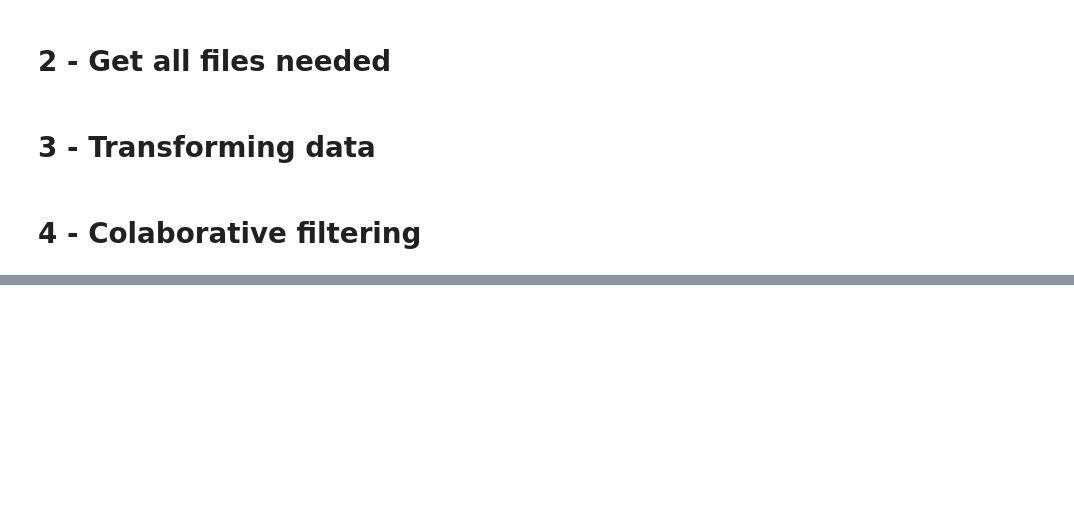
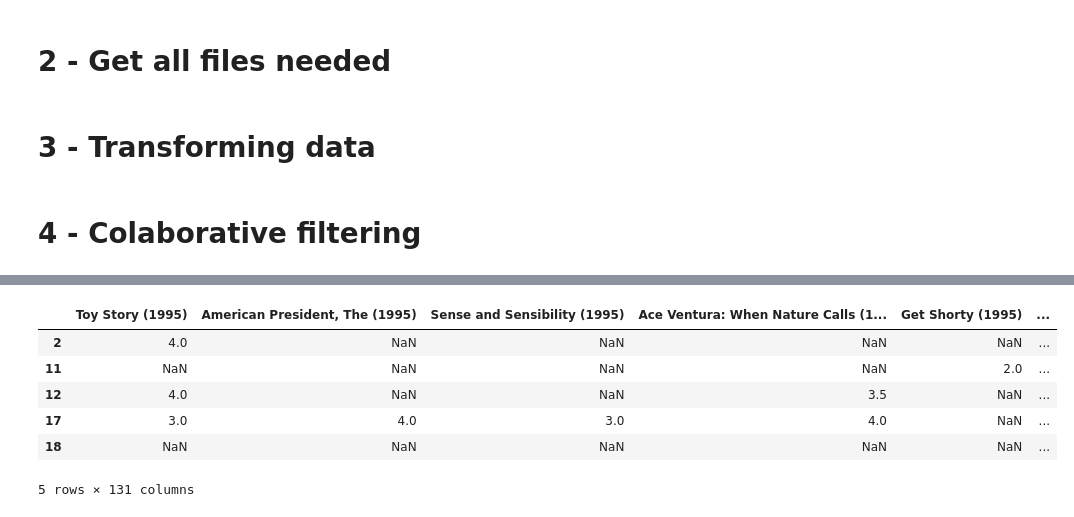
Before and after one commit to StundFR/ClusteringRecommendation, a Jupyter notebook: GroupLens/groupLens.ipynb, the cells around one changed output, grey strips where cells are left out. Drawn from its saved outputs; the diff is of its cells as text; code cells hidden in the pictures; blank space fills up the shorter version.

```diff
--- a/GroupLens/groupLens.ipynb
+++ b/GroupLens/groupLens.ipynb
@@ -99,0 +101,10 @@ cos = cosine_similarity(userId_title_std)
+# %%
+userId_title_df.head()
+# %% [output]
+|  | Toy Story (1995) | American President, The (1995) | Sense and Sensibility (1995) | Ace Ventura: When Nature Calls (1... | Get Shorty (1995) | ... |
+| 2 | 4.0 | NaN | NaN | NaN | NaN | ... |
+| 11 | NaN | NaN | NaN | NaN | 2.0 | ... |
+| 12 | 4.0 | NaN | NaN | 3.5 | NaN | ... |
+| 17 | 3.0 | 4.0 | 3.0 | 4.0 | NaN | ... |
+| 18 | NaN | NaN | NaN | NaN | NaN | ... |
+5 rows × 131 columns
```
Also changed, not shown: parts of 16 cells of this notebook.
